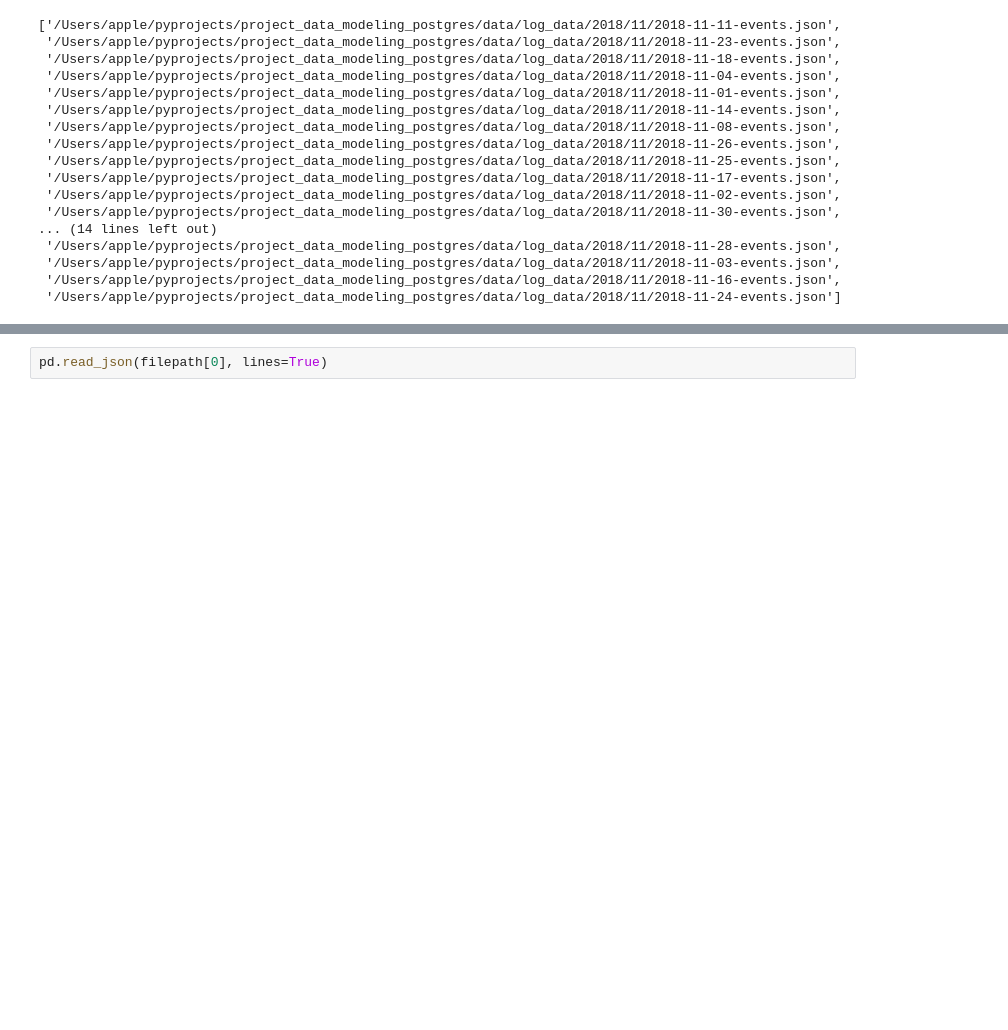
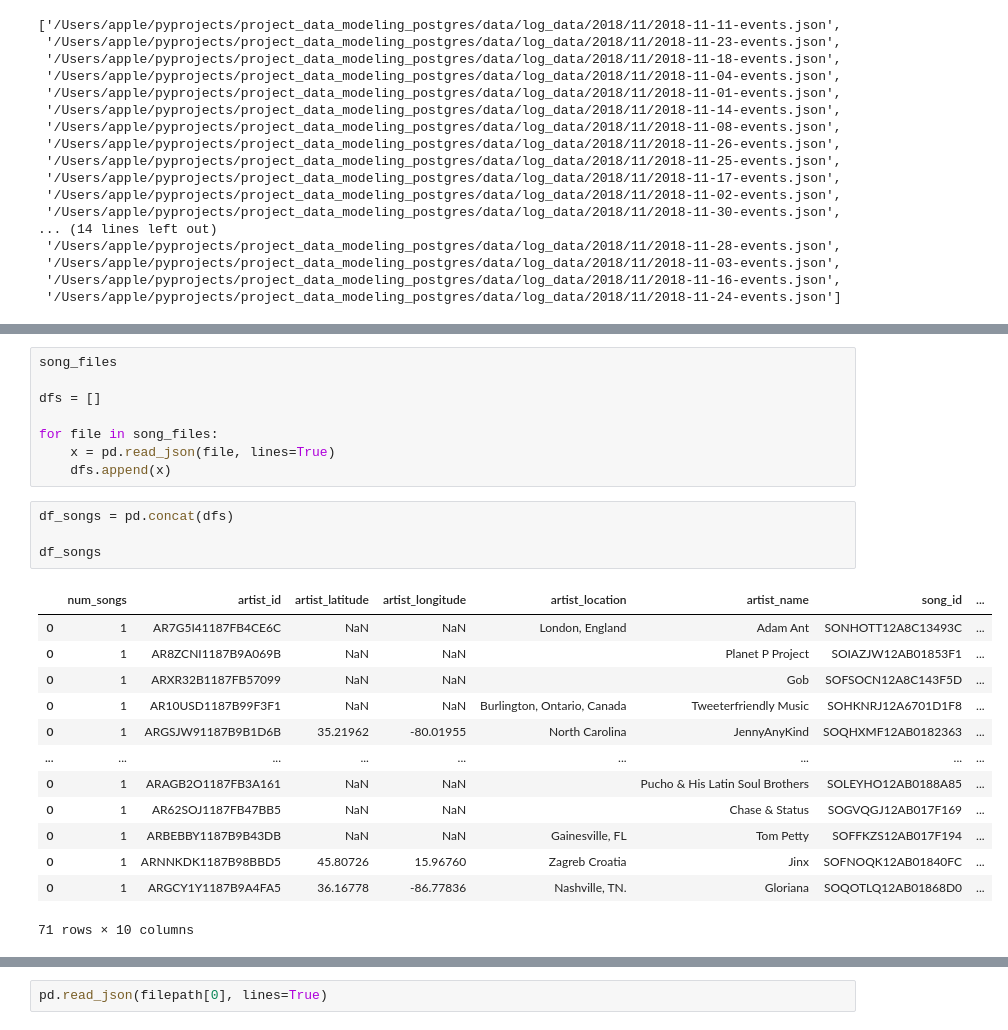
Before and after one commit to gilzero/project_data_modeling_postgres, a Jupyter notebook: etl.ipynb, the cells around one changed output, grey strips where cells are left out. Drawn from its saved outputs; the diff is of its cells as text; blank space fills up the shorter version.

```diff
--- a/etl.ipynb
+++ b/etl.ipynb
@@ -90,0 +103,26 @@ filepath
+# %%
+song_files
+
+dfs = []
+
+for file in song_files:
+    x = pd.read_json(file, lines=True)
+    dfs.append(x)
+# %%
+df_songs = pd.concat(dfs)
+
+df_songs
+# %% [output]
+|  | num_songs | artist_id | artist_latitude | artist_longitude | artist_location | artist_name | song_id | ... |
+| 0 | 1 | AR7G5I41187FB4CE6C | NaN | NaN | London, England | Adam Ant | SONHOTT12A8C13493C | ... |
+| 0 | 1 | AR8ZCNI1187B9A069B | NaN | NaN |  | Planet P Project | SOIAZJW12AB01853F1 | ... |
+| 0 | 1 | ARXR32B1187FB57099 | NaN | NaN |  | Gob | SOFSOCN12A8C143F5D | ... |
+| 0 | 1 | AR10USD1187B99F3F1 | NaN | NaN | Burlington, Ontario, Canada | Tweeterfriendly Music | SOHKNRJ12A6701D1F8 | ... |
+| 0 | 1 | ARGSJW91187B9B1D6B | 35.21962 | -80.01955 | North Carolina | JennyAnyKind | SOQHXMF12AB0182363 | ... |
+| ... | ... | ... | ... | ... | ... | ... | ... | ... |
+| 0 | 1 | ARAGB2O1187FB3A161 | NaN | NaN |  | Pucho & His Latin Soul Brothers | SOLEYHO12AB0188A85 | ... |
+| 0 | 1 | AR62SOJ1187FB47BB5 | NaN | NaN |  | Chase & Status | SOGVQGJ12AB017F169 | ... |
+| 0 | 1 | ARBEBBY1187B9B43DB | NaN | NaN | Gainesville, FL | Tom Petty | SOFFKZS12AB017F194 | ... |
+| 0 | 1 | ARNNKDK1187B98BBD5 | 45.80726 | 15.96760 | Zagreb Croatia | Jinx | SOFNOQK12AB01840FC | ... |
+| 0 | 1 | ARGCY1Y1187B9A4FA5 | 36.16778 | -86.77836 | Nashville, TN. | Gloriana | SOQOTLQ12AB01868D0 | ... |
+71 rows × 10 columns
```
Also changed, not shown: parts of 9 cells of this notebook, 14 other files.
